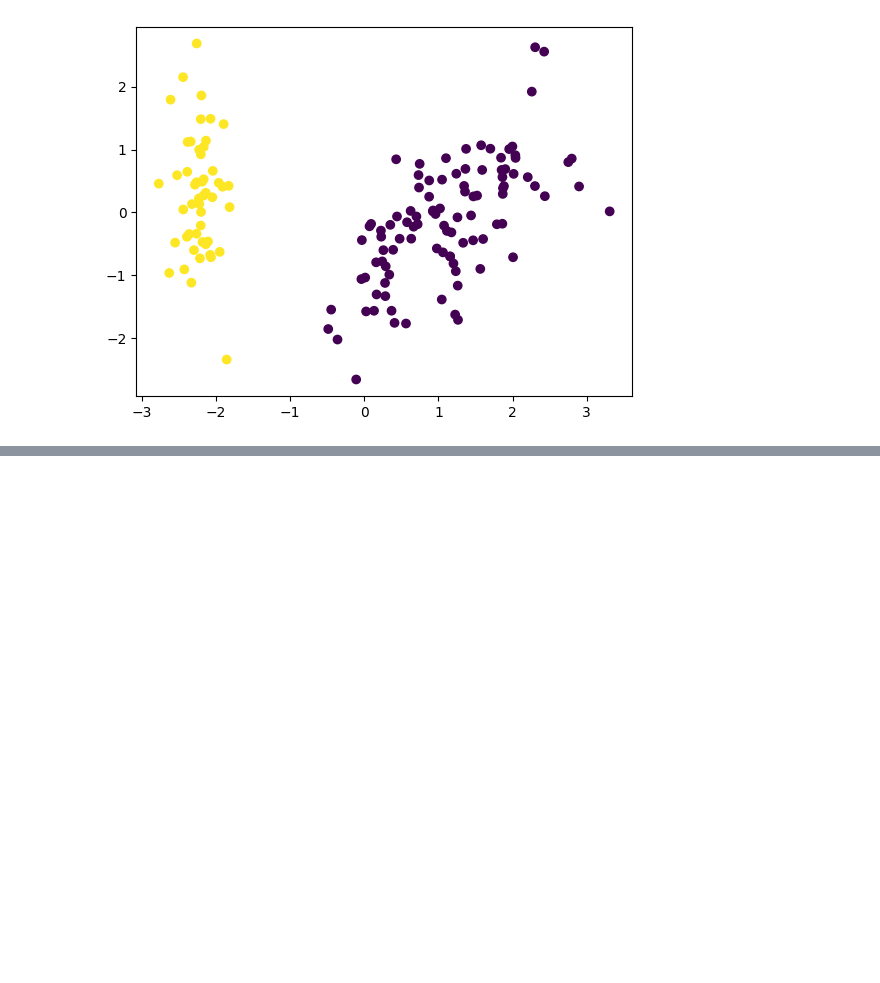
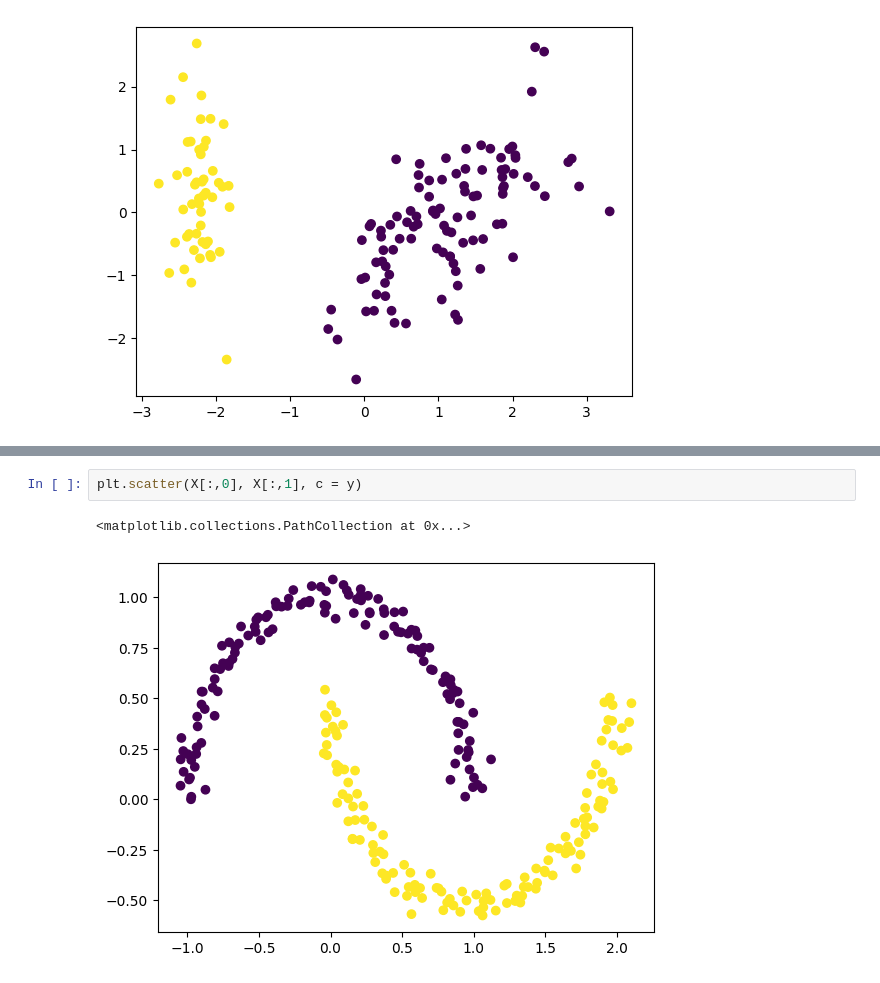
Before and after one commit to dhruv21csu155/AIML, a Jupyter notebook: Clustering_Algos_Implementation.ipynb, the cells around one changed output, grey strips where cells are left out. Drawn from its saved outputs; the diff is of its cells as text; blank space fills up the shorter version.

```diff
--- a/Clustering_Algos_Implementation.ipynb
+++ b/Clustering_Algos_Implementation.ipynb
@@ -247,0 +297,5 @@ plt.scatter(pca_scaled[:,0], pca_scaled[:,1],c = cluster.labels_)
+# %%
+plt.scatter(X[:,0], X[:,1], c = y)
+# %% [output]
+<matplotlib.collections.PathCollection at 0x...>
+[figure, added]
```
Also changed, not shown: parts of 11 cells of this notebook.
